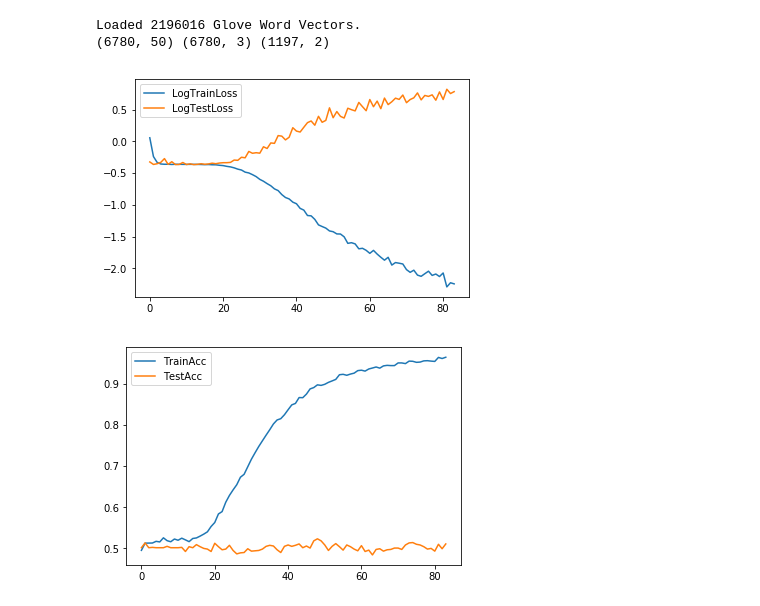
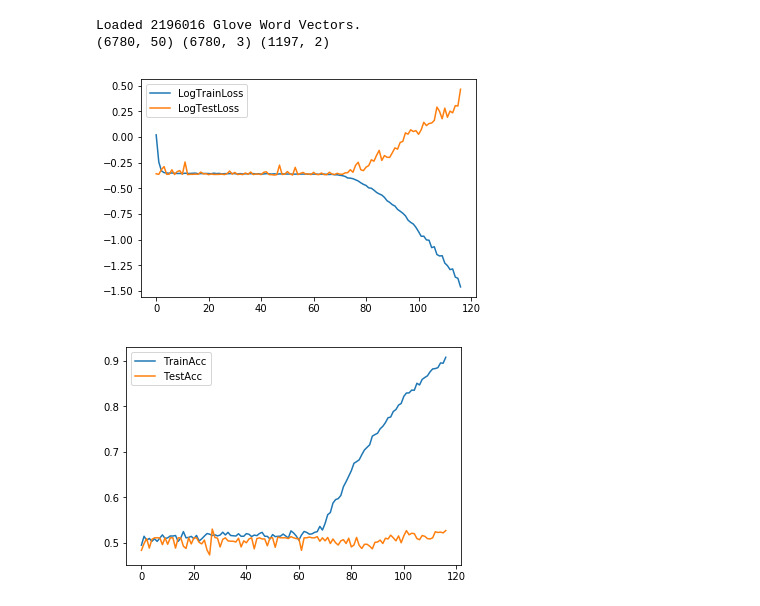
Before and after one commit to sshh12/StockMarketML, a Jupyter notebook: lab2/HeadlineEmbeddings.ipynb, the cells around one changed output. Saved outputs shown, nothing was run; the diff lists cells and outputs as text; code cells hidden in the pictures.

```diff
--- a/lab2/HeadlineEmbeddings.ipynb
+++ b/lab2/HeadlineEmbeddings.ipynb
@@ -185,7 +184,7 @@ def get_model(emb_matrix):
     # conv = Conv1D(filters=64, kernel_size=5, padding='same', activation='selu')(emb)
     # conv = MaxPooling1D(pool_size=3)(conv)
 
-    rnn = GRU(300, dropout=0.3, recurrent_dropout=0.3)(emb)
+    rnn = LSTM(300, dropout=0.3, recurrent_dropout=0.3)(emb)
     rnn = Activation('relu')(rnn)
     rnn = BatchNormalization()(rnn)
 
@@ -202,7 +201,7 @@ def get_model(emb_matrix):
     dense_1 = BatchNormalization()(dense_1)
     dense_1 = Dropout(0.5)(dense_1)
 
-    dense_2 = Dense(100)(dense_1)
+    dense_2 = Dense(200)(dense_1)
     dense_2 = Activation('relu')(dense_2)
     dense_2 = BatchNormalization()(dense_2)
     dense_2 = Dropout(0.5)(dense_2)
@@ -235,35 +234,39 @@ if __name__ == "__main__":
 Loaded 2196016 Glove Word Vectors.
 (6780, 50) (6780, 3) (1197, 2)
 # %%
+# TRAIN MODEL
 
 if __name__ == "__main__":
+
+    with open(os.path.join('..', 'models', 'toke.pkl'), 'wb') as toke_file:
+        pickle.dump(toke, toke_file, protocol=pickle.HIGHEST_PROTOCOL)
 
     model = get_model(emb_matrix)
 
     e_stopping = EarlyStopping(monitor='val_loss', patience=70)
     checkpoint = ModelCheckpoint(os.path.join('..', 'models', 'media-headlines.h5'),
                                  monitor='val_loss',
                                  verbose=0,
                                  save_best_only=True)
 
     history = model.fit([trainX, trainX2],
                         trainY,
                         epochs=epochs,
                         batch_size=batch_size,
                         validation_data=([testX, testX2], testY),
                         verbose=0,
                         callbacks=[e_stopping, checkpoint])
 
     plt.plot(np.log(history.history['loss']))
     plt.plot(np.log(history.history['val_loss']))
     plt.legend(['LogTrainLoss', 'LogTestLoss'])
     plt.show()
 
     plt.plot(history.history['acc'])
     plt.plot(history.history['val_acc'])
     plt.legend(['TrainAcc', 'TestAcc'])
     plt.show()
 # %% [output]
-[figure, old version]
+[figure, new version]
-[figure, old version]
+[figure, new version]
 # %%
```
Also changed, not shown: parts of 3 cells of this notebook, 5 other files.
